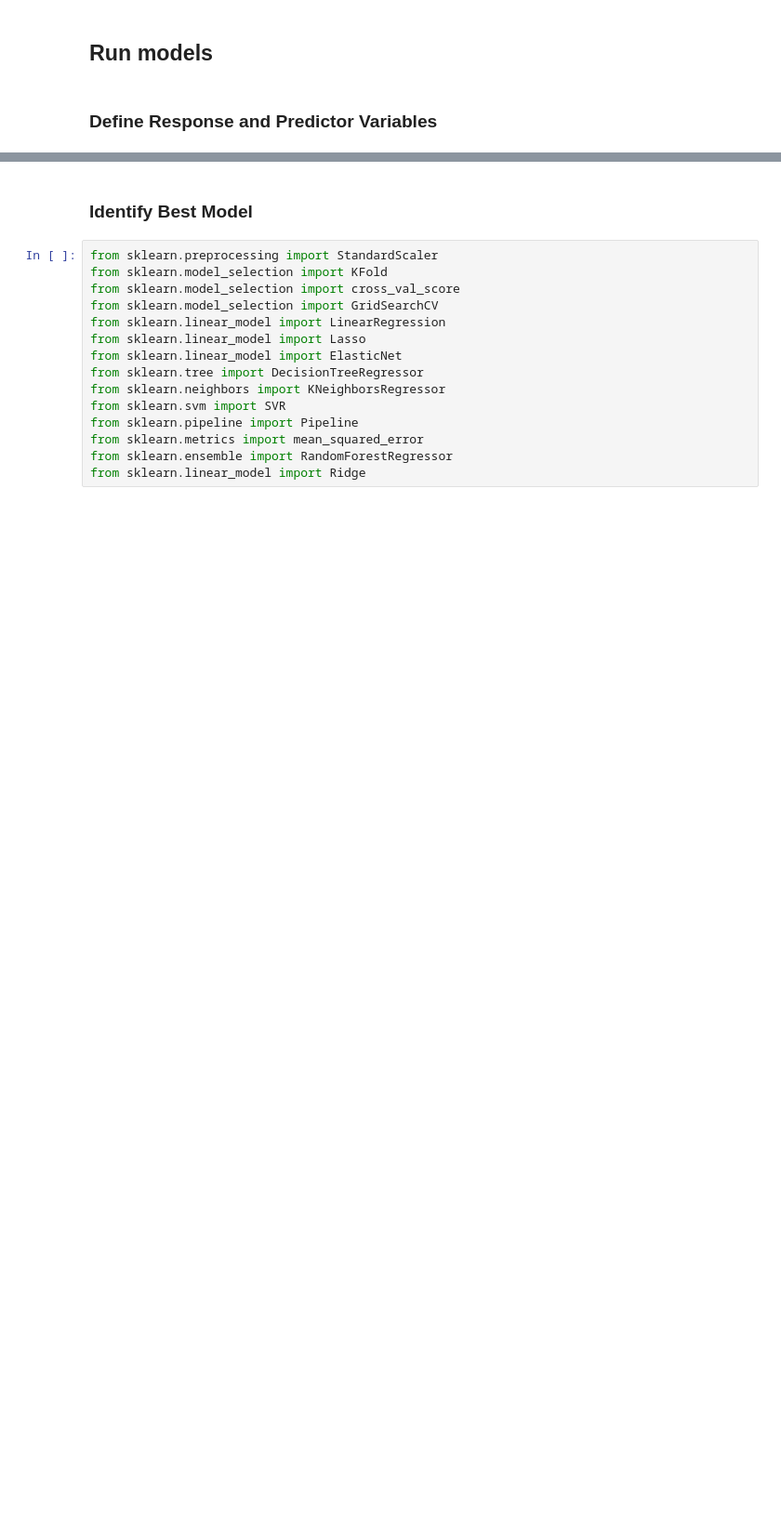
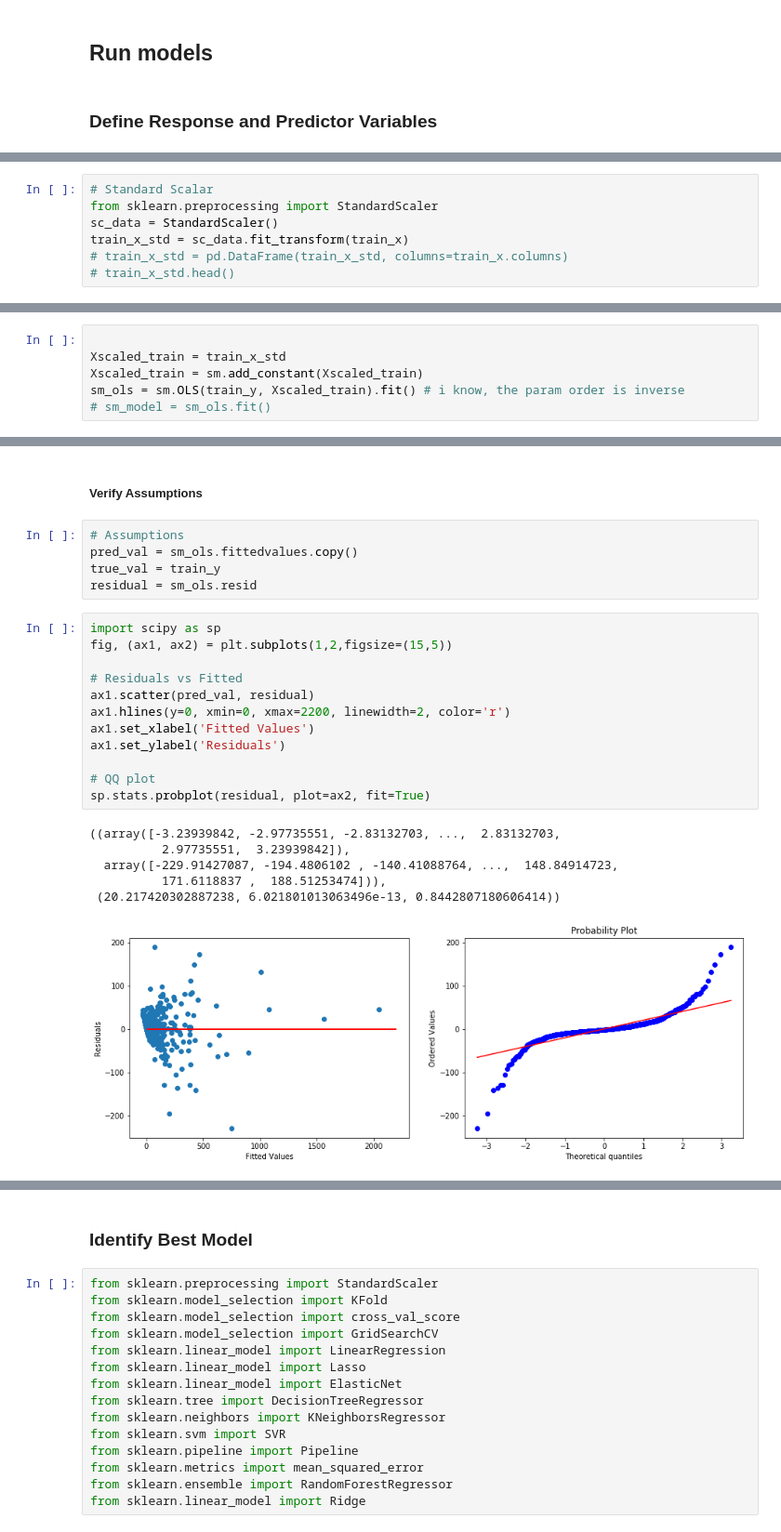
Before and after one commit to mohi9282/arcgis-python-api, a Jupyter notebook: samples/04_gis_analysts_data_scientists/provider_shortage_part4.ipynb, the cells around one changed output, grey strips where cells are left out. Shown at 93% size. Drawn from its saved outputs; the diff is of its cells as text; blank space fills up the shorter version.

```diff
--- a/samples/04_gis_analysts_data_scientists/provider_shortage_part4.ipynb
+++ b/samples/04_gis_analysts_data_scientists/provider_shortage_part4.ipynb
@@ -528,0 +560,7 @@ train_x.shape
+# %%
+# Standard Scalar
+from sklearn.preprocessing import StandardScaler
+sc_data = StandardScaler()
+train_x_std = sc_data.fit_transform(train_x)
+# train_x_std = pd.DataFrame(train_x_std, columns=train_x.columns)
+# train_x_std.head()
@@ -528,0 +602,6 @@ train_x.shape
+# %%
+
+Xscaled_train = train_x_std
+Xscaled_train = sm.add_constant(Xscaled_train)
+sm_ols = sm.OLS(train_y, Xscaled_train).fit() # i know, the param order is inverse
+# sm_model = sm_ols.fit()
@@ -528,0 +654,26 @@ train_x.shape
+# %% [markdown]
+##### Verify Assumptions
+# %%
+# Assumptions
+pred_val = sm_ols.fittedvalues.copy()
+true_val = train_y
+residual = sm_ols.resid
+# %%
+import scipy as sp
+fig, (ax1, ax2) = plt.subplots(1,2,figsize=(15,5))
+
+# Residuals vs Fitted
+ax1.scatter(pred_val, residual)
+ax1.hlines(y=0, xmin=0, xmax=2200, linewidth=2, color='r')
+ax1.set_xlabel('Fitted Values')
+ax1.set_ylabel('Residuals')
+
+# QQ plot
+sp.stats.probplot(residual, plot=ax2, fit=True)
+# %% [output]
+((array([-3.23939842, -2.97735551, -2.83132703, ...,  2.83132703,
+          2.97735551,  3.23939842]),
+  array([-229.91427087, -194.4806102 , -140.41088764, ...,  148.84914723,
+          171.6118837 ,  188.51253474])),
+ (20.217420302887238, 6.021801013063496e-13, 0.8442807180606414))
+[figure, added]
```
Also changed, not shown: parts of 47 cells of this notebook.
